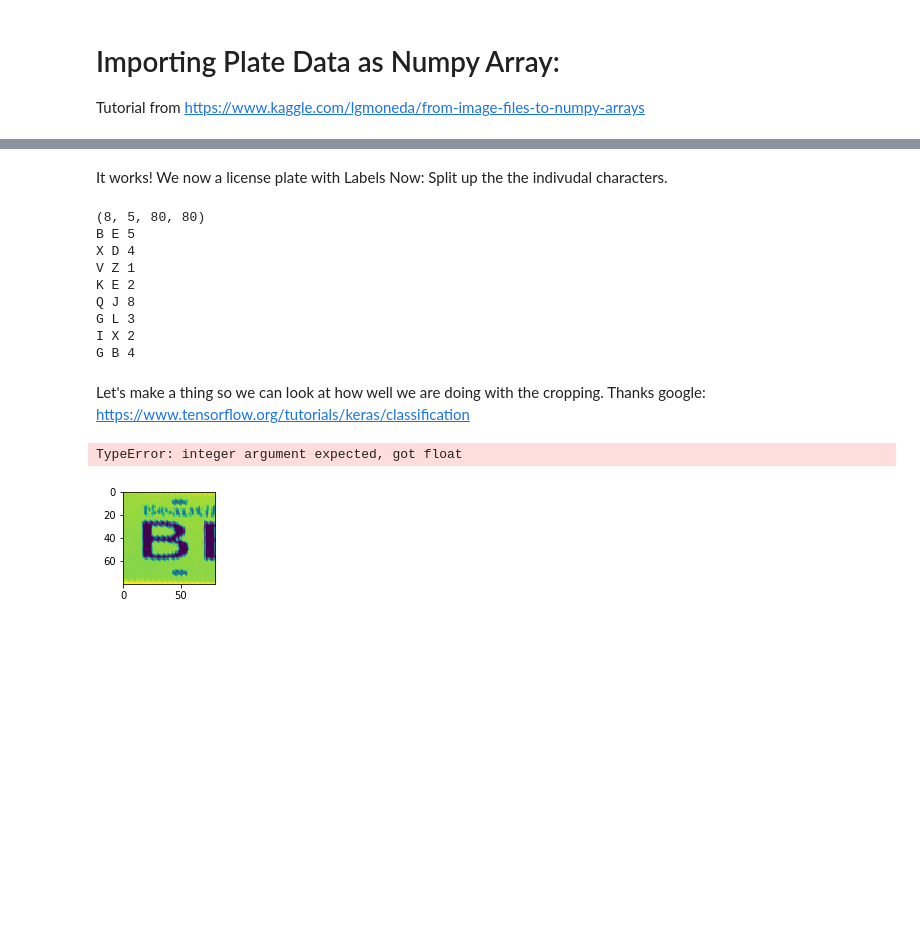
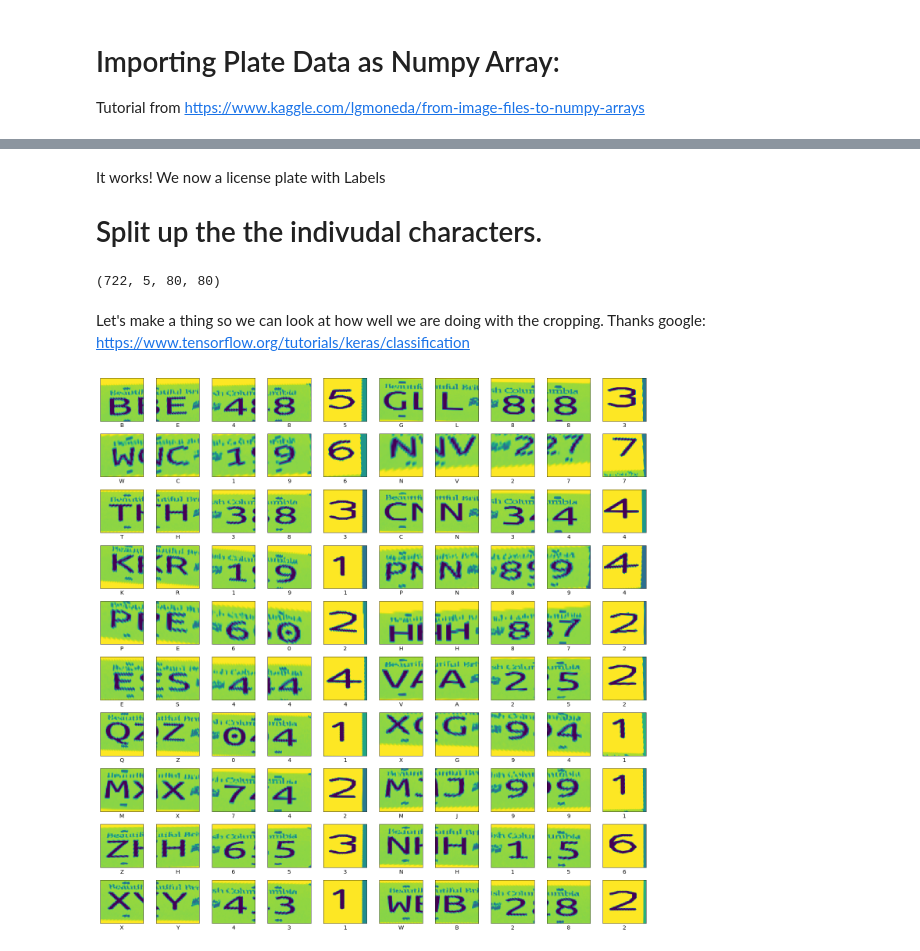
Before and after one commit to TyKeeling/ENPH353-competition, a Jupyter notebook: enph353/enph353_gazebo/data_gen/Plate_Reader_From_Image.ipynb, the cells around one changed output, grey strips where cells are left out. Cells and saved outputs as stored; diff of their text form; code cells hidden in the pictures; blank space fills up the shorter version.

```diff
--- a/enph353/enph353_gazebo/data_gen/Plate_Reader_From_Image.ipynb
+++ b/enph353/enph353_gazebo/data_gen/Plate_Reader_From_Image.ipynb
@@ -139,6 +156,6 @@ Dataset shape:  (8, 500, 350)
 # %% [markdown]
 It works! We now a license plate with Labels
-Now: Split up the the indivudal characters.
+# Split up the the indivudal characters.
 # %%
 #Don't make anything too snug as there will be variation!
 pipe_x = 80
@@ -150,10 +167,10 @@ print (letters.shape)
 
 #First let's find the appropriate location for the letters:
 plate1 = (340,40)
-plate2 = (340,100)
-plate3 = (340,180)
-plate4 = (340,250)
-location = (180,190)
+plate2 = (340,90)
+plate3 = (335,180)
+plate4 = (335,240)
+location = (180,180)
 
 def feature_image(featureloc, scale=1):
     Ypoint = featureloc[0]
@@ -168,8 +185,6 @@ letters[:,2] = feature_image(plate3)
 letters[:,3] = feature_image(plate4)
 letters[:,4] = feature_image(location, scale=2)
 
-
-
 #The Labels. For ros translational simplicity, I want each index here to represent an image.
 #This will be flattened but for now it just makes morse sense
 letterlabels = np.ndarray((len(labels), 5))
@@ -181,6 +196,7 @@ def toint(char):
         return int(char)
 
 def tochar(inty):
+    inty = int(inty)
     if inty < 10:
         return str(inty)
     else:
@@ -193,48 +209,32 @@ for label in labels:
     letterlabels[i,2] = toint(label[2])
     letterlabels[i,3] = toint(label[3])
     letterlabels[i,4] = toint(label[10])
-
-    print (label[0], label[1], label[10])
-    i+= 1
+    i += 1
 # %% [output]
-(8, 5, 80, 80)
-B E 5
-X D 4
-V Z 1
-K E 2
-Q J 8
-G L 3
-I X 2
-G B 4
+(722, 5, 80, 80)
 # %% [markdown]
 Let's make a thing so we can look at how well we are doing with the cropping.
 Thanks google: https://www.tensorflow.org/tutorials/keras/classification
 # %%
 def plot_image(img, title):
-  plt.imshow(img)
-  plt.title(tochar(title))
+    plt.grid(False)
+    plt.xticks([])
+    plt.yticks([])
+
+    plt.imshow(img)
+    #plt.title(tochar(title), fontsize='large')
+    plt.xlabel(tochar(title), fontsize='x-large')
 
 num_rows = 10 # i
-num_cols = 5 # 4 + 1
+num_cols = 5 * 2 # multiple of 4 + 1
 
 plt.figure(figsize=(2*num_cols, 2*num_rows))
-for i in range(num_rows):
-    plt.subplot(num_rows, num_cols, num_cols*i+1) # 1 indexing
-    plot_image(letters[i,0], letterlabels[i,0])
+for i in range(0, num_rows*num_cols, 5):
+    for j in range(5):
+        plt.subplot(num_rows, num_cols, i+j+1) # 1 indexing
+        plot_image(letters[i,j], letterlabels[i,j])
 
-    plt.subplot(num_rows, num_cols, num_cols*i+2)
-    plot_image(letters[i,1], letterlabels[i,1])
-
-    plt.subplot(num_rows, num_cols, num_cols*i+3)
-    plot_image(letters[i,2], letterlabels[i,2])
-
-    plt.subplot(num_rows, num_cols, num_cols*i+4)
-    plot_image(letters[i,3], letterlabels[i,3])
-
-    plt.subplot(num_rows, num_cols, num_cols*i+5)
-    plot_image(letters[i,4], letterlabels[i,4])
 plt.tight_layout()
 plt.show()
 # %% [output]
-TypeError: integer argument expected, got float
-[figure, old version]
+[figure, new version]
```
Also changed, not shown: parts of 8 cells of this notebook.
